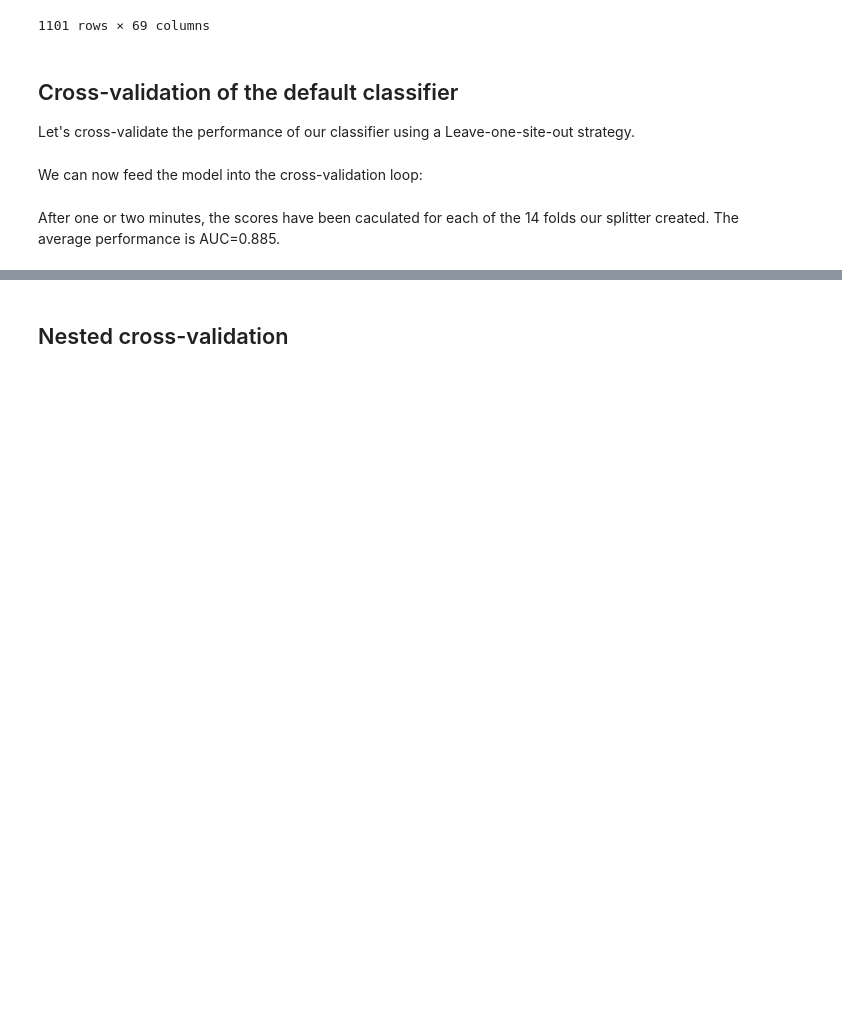
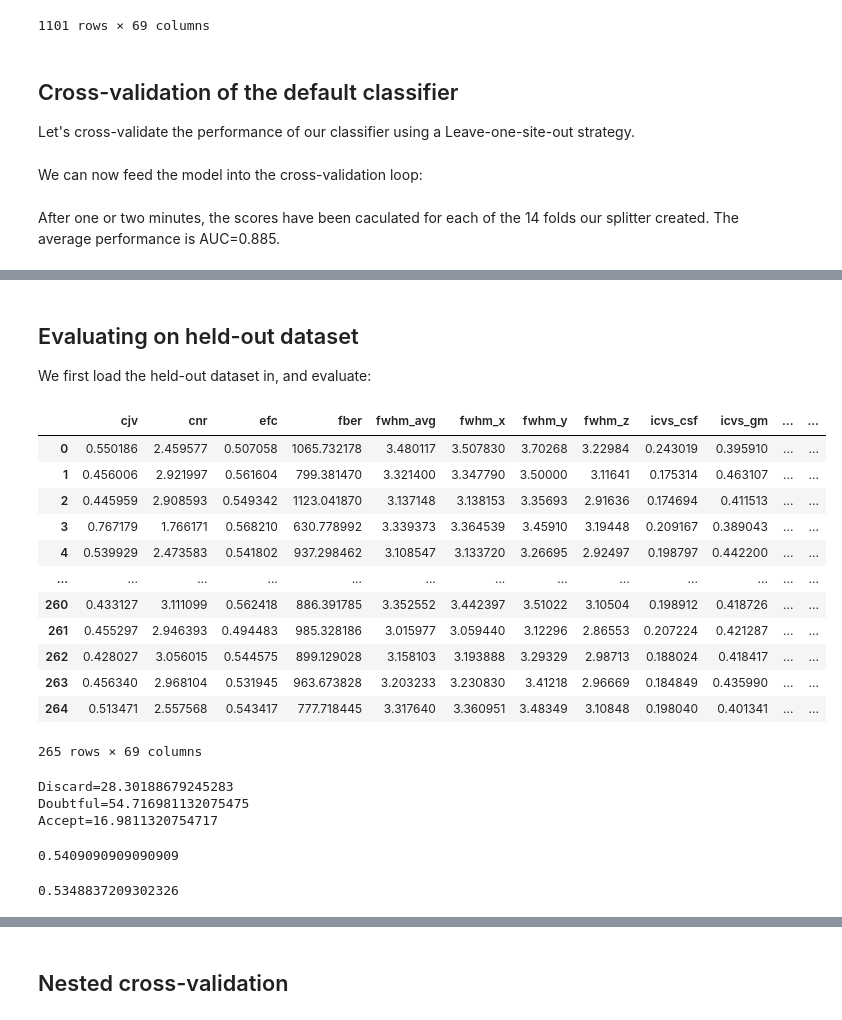
Before and after one commit to nipreps/mriqc-learn, a Jupyter notebook: docs/notebooks/Tutorial.ipynb, the cells around one changed output, grey strips where cells are left out. Saved outputs shown, nothing was run; the diff lists cells and outputs as text; code cells hidden in the pictures; blank space fills up the shorter version.

```diff
--- a/docs/notebooks/Tutorial.ipynb
+++ b/docs/notebooks/Tutorial.ipynb
@@ -84,0 +113,42 @@ model = model.fit(
+# %% [markdown]
+## Evaluating on held-out dataset
+We first load the held-out dataset in, and evaluate:
+# %%
+(test_x, test_y), (_, _) = load_dataset("ds030", split_strategy="none")
+test_x["site"] = test_y.site
+test_x
+# %% [output]
+|  | cjv | cnr | efc | fber | fwhm_avg | fwhm_x | fwhm_y | fwhm_z | icvs_csf | icvs_gm | ... | ... |
+| 0 | 0.550186 | 2.459577 | 0.507058 | 1065.732178 | 3.480117 | 3.507830 | 3.70268 | 3.22984 | 0.243019 | 0.395910 | ... | ... |
+| 1 | 0.456006 | 2.921997 | 0.561604 | 799.381470 | 3.321400 | 3.347790 | 3.50000 | 3.11641 | 0.175314 | 0.463107 | ... | ... |
+| 2 | 0.445959 | 2.908593 | 0.549342 | 1123.041870 | 3.137148 | 3.138153 | 3.35693 | 2.91636 | 0.174694 | 0.411513 | ... | ... |
+| 3 | 0.767179 | 1.766171 | 0.568210 | 630.778992 | 3.339373 | 3.364539 | 3.45910 | 3.19448 | 0.209167 | 0.389043 | ... | ... |
+| 4 | 0.539929 | 2.473583 | 0.541802 | 937.298462 | 3.108547 | 3.133720 | 3.26695 | 2.92497 | 0.198797 | 0.442200 | ... | ... |
+| ... | ... | ... | ... | ... | ... | ... | ... | ... | ... | ... | ... | ... |
+| 260 | 0.433127 | 3.111099 | 0.562418 | 886.391785 | 3.352552 | 3.442397 | 3.51022 | 3.10504 | 0.198912 | 0.418726 | ... | ... |
+| 261 | 0.455297 | 2.946393 | 0.494483 | 985.328186 | 3.015977 | 3.059440 | 3.12296 | 2.86553 | 0.207224 | 0.421287 | ... | ... |
+| 262 | 0.428027 | 3.056015 | 0.544575 | 899.129028 | 3.158103 | 3.193888 | 3.29329 | 2.98713 | 0.188024 | 0.418417 | ... | ... |
+| 263 | 0.456340 | 2.968104 | 0.531945 | 963.673828 | 3.203233 | 3.230830 | 3.41218 | 2.96669 | 0.184849 | 0.435990 | ... | ... |
+| 264 | 0.513471 | 2.557568 | 0.543417 | 777.718445 | 3.317640 | 3.360951 | 3.48349 | 3.10848 | 0.198040 | 0.401341 | ... | ... |
+265 rows × 69 columns
+# %%
+has_ghost = test_y.has_ghost.values.astype(bool)
+test_y = test_y[["rater_1"]].values.squeeze()
+print(f"Discard={100 * (test_y == -1).sum() / len(test_y)}")
+print(f"Doubtful={100 * (test_y == 0).sum() / len(test_y)}")
+print(f"Accept={100 * (test_y == 1).sum() / len(test_y)}")
+test_y[test_y == 0] = -1
+test_y += 1
+test_y[test_y > 0] = 1
+# %% [output]
+Discard=28.30188679245283
+Doubtful=54.716981132075475
+Accept=16.9811320754717
+# %%
+auc(test_y, model.predict(test_x))
+# %% [output]
+0.5409090909090909
+# %%
+auc(test_y[~has_ghost], model.predict(test_x[~has_ghost]))
+# %% [output]
+0.5348837209302326
```
Also changed, not shown: parts of 8 cells of this notebook, 1 other file.
